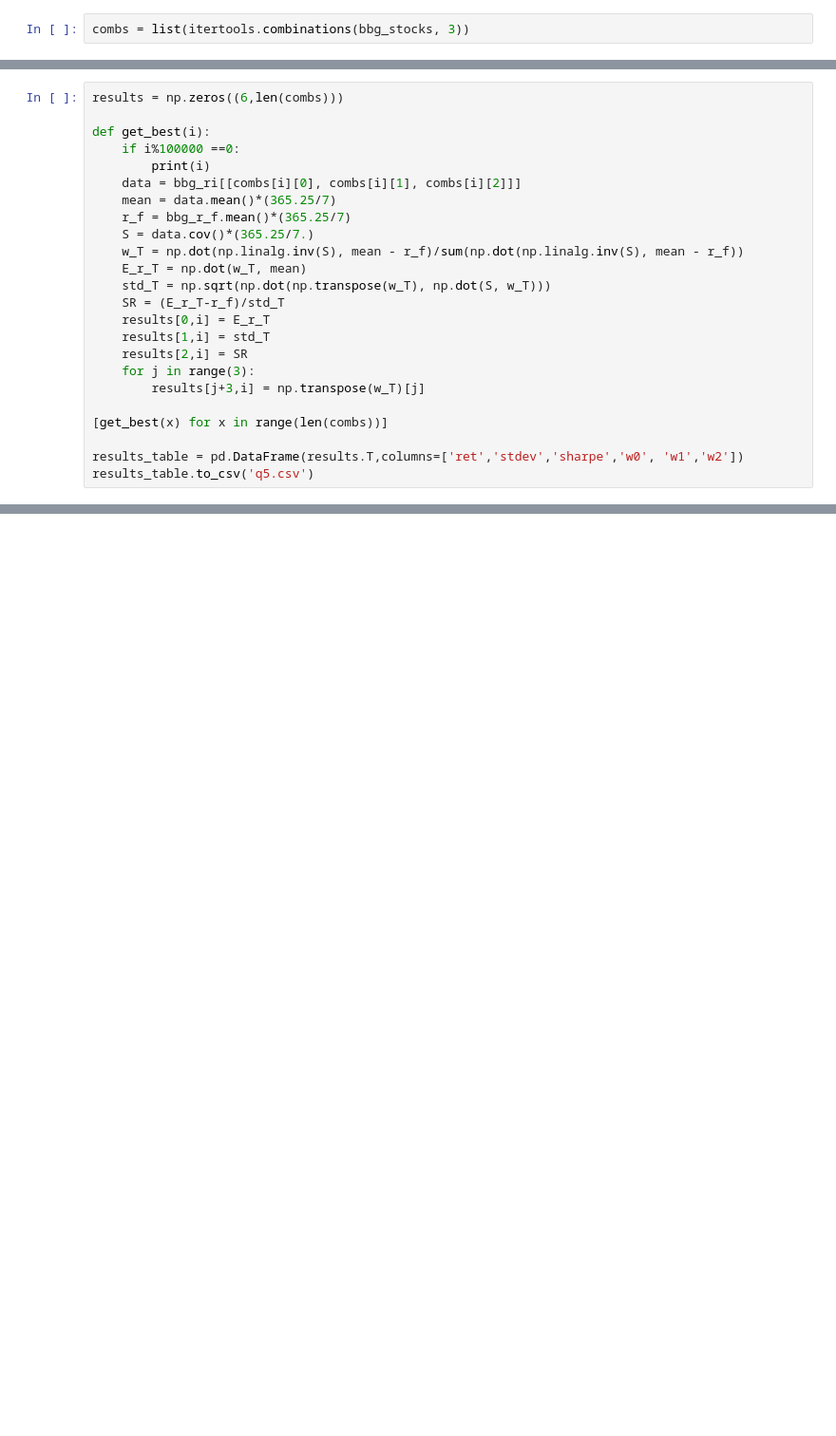
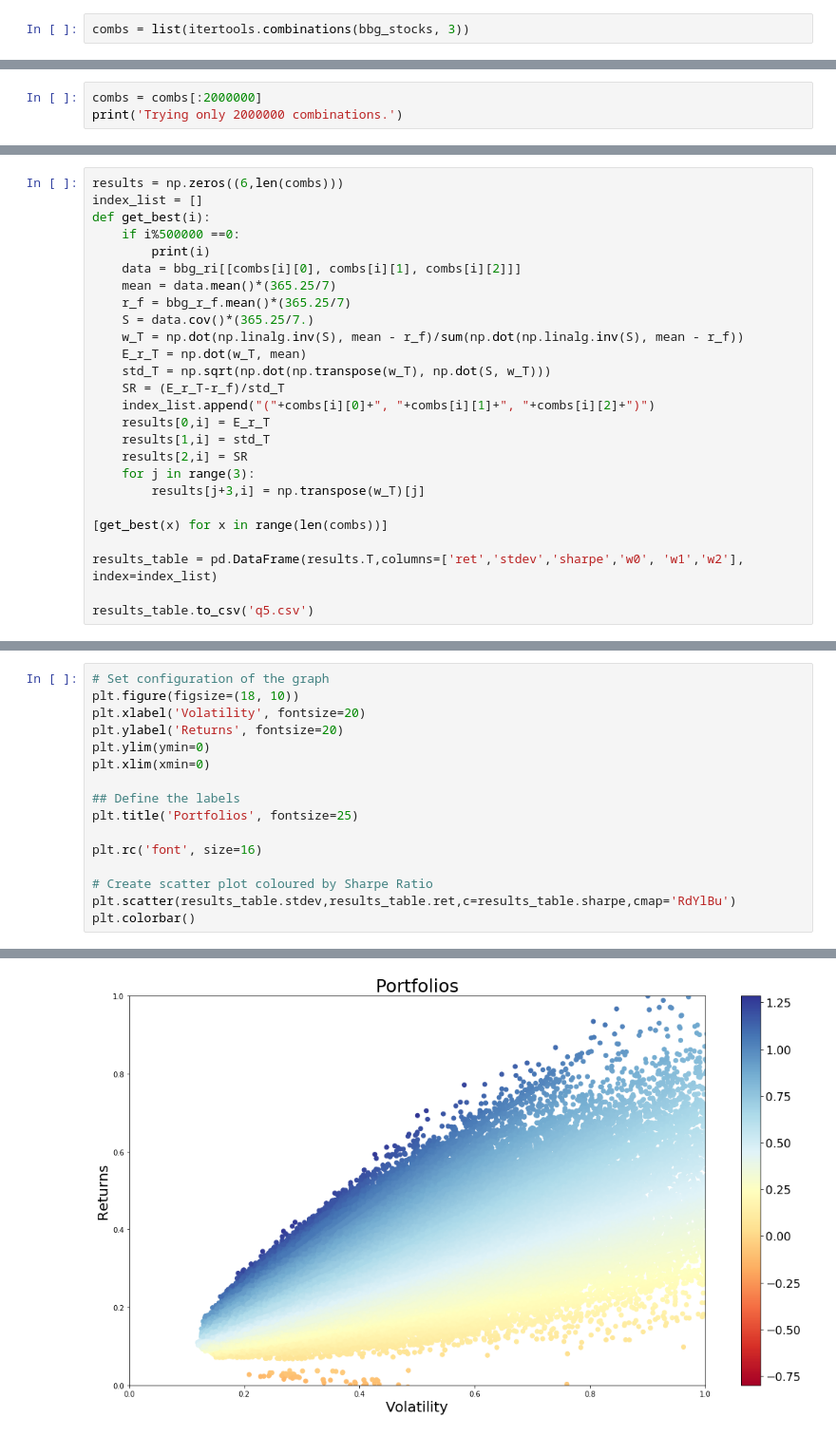
Before and after one commit to boturon/NovaSBE_Courses, a Jupyter notebook: finance/case_2/q5.ipynb, the cells around one changed output, grey strips where cells are left out. Shown at 95% size. Drawn from its saved outputs; the diff is of its cells as text; blank space fills up the shorter version.

```diff
--- a/finance/case_2/q5.ipynb
+++ b/finance/case_2/q5.ipynb
@@ -14,0 +25,3 @@ combs = list(itertools.combinations(bbg_stocks, 3))
+# %%
+combs = combs[:2000000]
+print('Trying only 2000000 combinations.')
@@ -15,8 +32,8 @@ combs = list(itertools.combinations(bbg_stocks, 3))
 # %%
 results = np.zeros((6,len(combs)))
-
+index_list = []
 def get_best(i):
-    if i%100000 ==0:
+    if i%500000 ==0:
         print(i)
     data = bbg_ri[[combs[i][0], combs[i][1], combs[i][2]]]
     mean = data.mean()*(365.25/7)
@@ -26,6 +43,7 @@ def get_best(i):
     E_r_T = np.dot(w_T, mean)
     std_T = np.sqrt(np.dot(np.transpose(w_T), np.dot(S, w_T)))
     SR = (E_r_T-r_f)/std_T
+    index_list.append("("+combs[i][0]+", "+combs[i][1]+", "+combs[i][2]+")")
     results[0,i] = E_r_T
     results[1,i] = std_T
     results[2,i] = SR
@@ -34,7 +52,8 @@ def get_best(i):
 
 [get_best(x) for x in range(len(combs))]
 
-results_table = pd.DataFrame(results.T,columns=['ret','stdev','sharpe','w0', 'w1','w2'])
+results_table = pd.DataFrame(results.T,columns=['ret','stdev','sharpe','w0', 'w1','w2'], index=index_list)
+
 results_table.to_csv('q5.csv')
 # %% [output]
 0
@@ -57,0 +107,17 @@ TypeError: Cannot find a common data type.
+# %%
+# Set configuration of the graph
+plt.figure(figsize=(18, 10))
+plt.xlabel('Volatility', fontsize=20)
+plt.ylabel('Returns', fontsize=20)
+plt.ylim(ymin=0)
+plt.xlim(xmin=0)
+
+## Define the labels
+plt.title('Portfolios', fontsize=25)
+
+plt.rc('font', size=16)
+
+# Create scatter plot coloured by Sharpe Ratio
+plt.scatter(results_table.stdev,results_table.ret,c=results_table.sharpe,cmap='RdYlBu')
+plt.colorbar()
+# %% [output]
@@ -57,0 +125 @@ TypeError: Cannot find a common data type.
+[figure, added]
```
Also changed, not shown: parts of 20 cells of this notebook.
